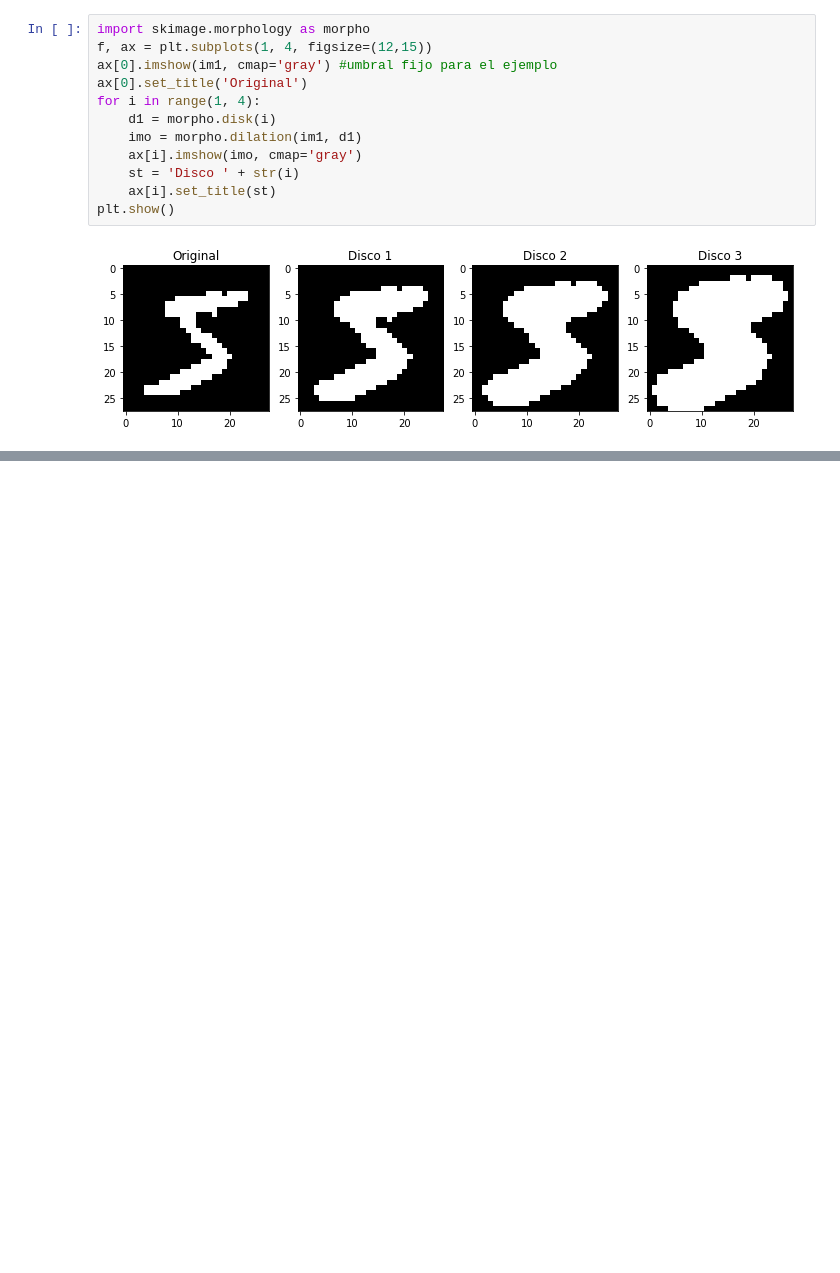
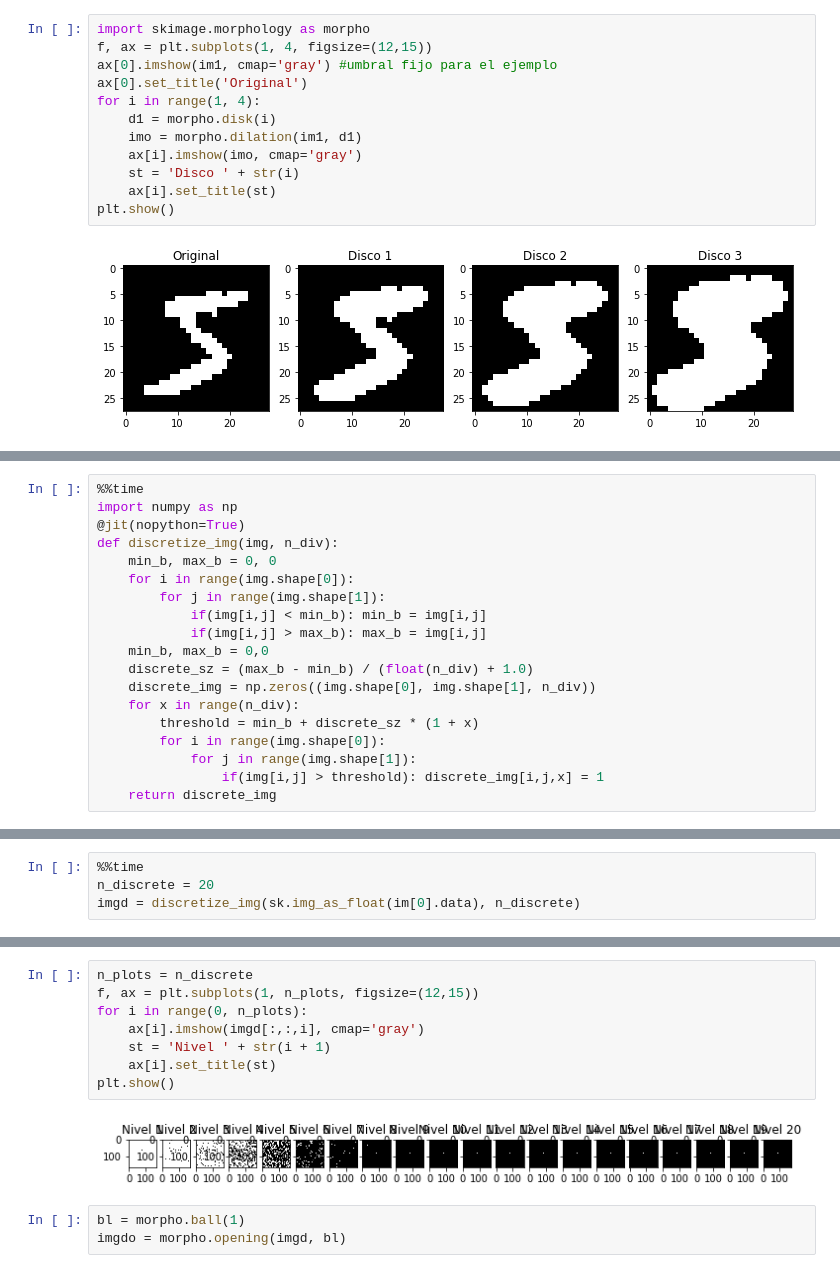
Before and after one commit to nottu/verano, a Jupyter notebook: notebook/morpho.ipynb, the cells around one changed output, grey strips where cells are left out. Saved outputs shown, nothing was run; the diff lists cells and outputs as text; blank space fills up the shorter version.

Commit message:
morphological operations examples

```diff
--- a/notebook/morpho.ipynb
+++ b/notebook/morpho.ipynb
@@ -67,0 +80,19 @@ plt.show()
+# %%
+%%time
+import numpy as np
+@jit(nopython=True)
+def discretize_img(img, n_div):
+    min_b, max_b = 0, 0
+    for i in range(img.shape[0]):
+        for j in range(img.shape[1]):
+            if(img[i,j] < min_b): min_b = img[i,j]
+            if(img[i,j] > max_b): max_b = img[i,j]
+    min_b, max_b = 0,0
+    discrete_sz = (max_b - min_b) / (float(n_div) + 1.0)
+    discrete_img = np.zeros((img.shape[0], img.shape[1], n_div))
+    for x in range(n_div):
+        threshold = min_b + discrete_sz * (1 + x)
+        for i in range(img.shape[0]):
+            for j in range(img.shape[1]):
+                if(img[i,j] > threshold): discrete_img[i,j,x] = 1
+    return discrete_img
@@ -67,0 +102,4 @@ plt.show()
+# %%
+%%time
+n_discrete = 20
+imgd = discretize_img(sk.img_as_float(im[0].data), n_discrete)
@@ -67,0 +109,13 @@ plt.show()
+# %%
+n_plots = n_discrete
+f, ax = plt.subplots(1, n_plots, figsize=(12,15))
+for i in range(0, n_plots):
+    ax[i].imshow(imgd[:,:,i], cmap='gray')
+    st = 'Nivel ' + str(i + 1)
+    ax[i].set_title(st)
+plt.show()
+# %% [output]
+[figure, added]
+# %%
+bl = morpho.ball(1)
+imgdo = morpho.opening(imgd, bl)
```
Also changed, not shown: parts of 11 cells of this notebook.
